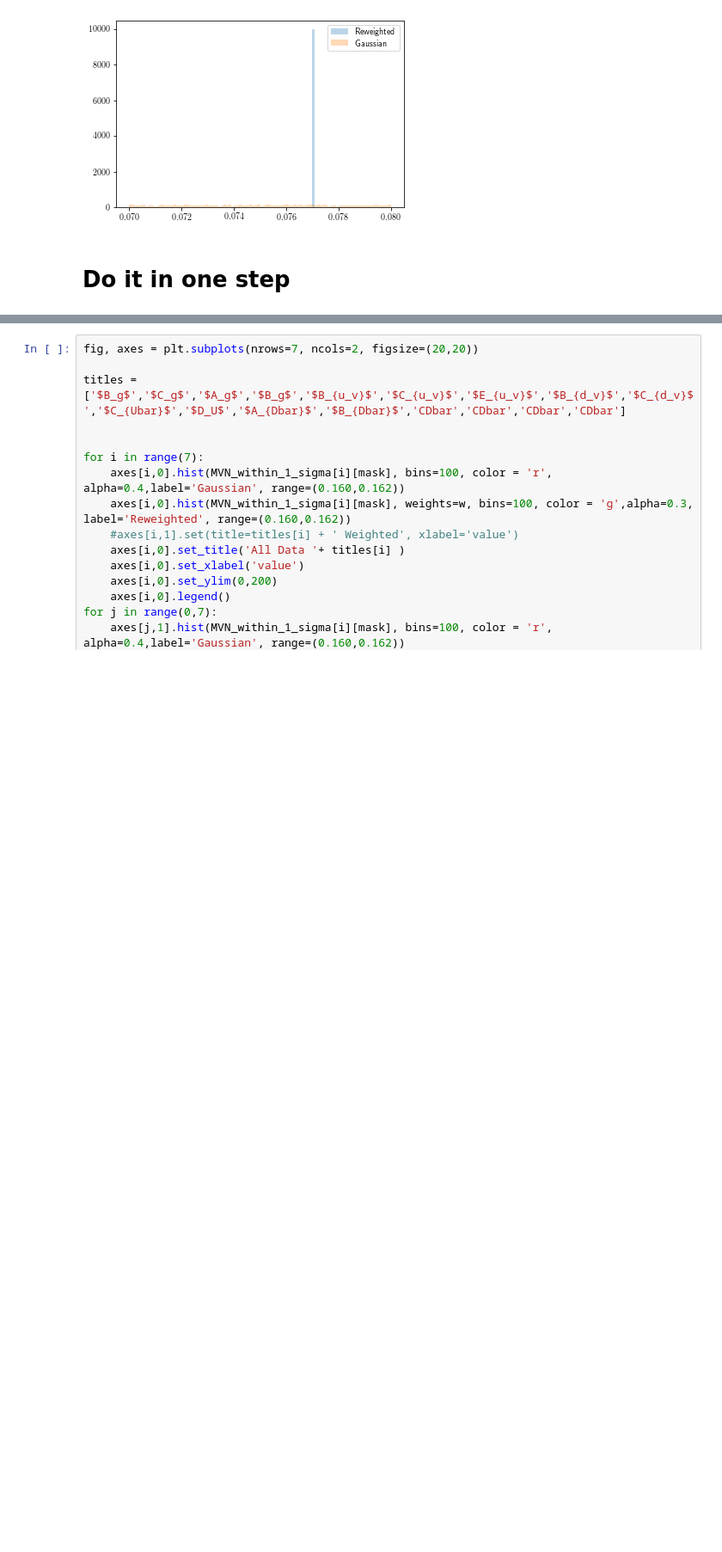
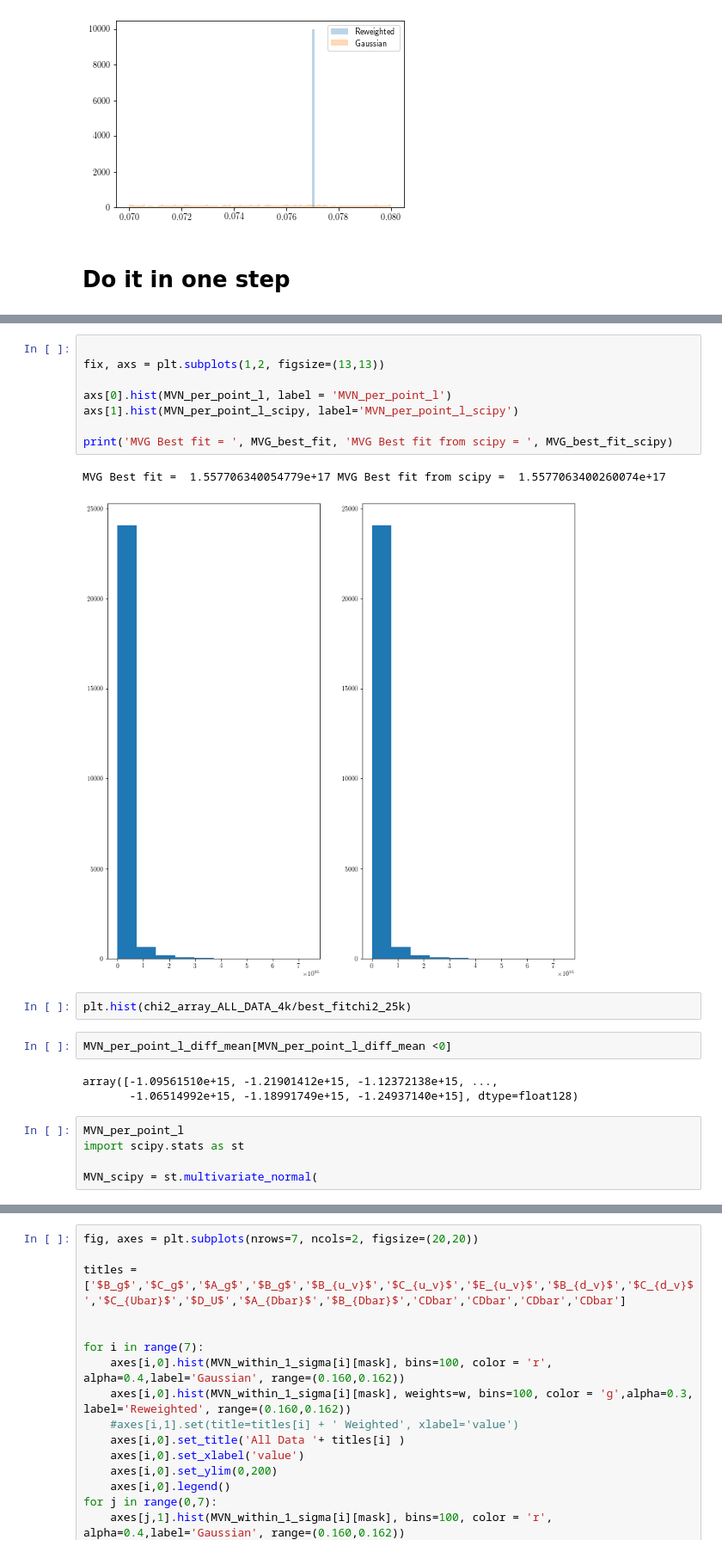
Before and after one commit to AliAlkadhim/PDF_Uncertainty, a Jupyter notebook: master_version/local/ALL_DATA_25k/Reweighting_2.ipynb, the cells around one changed output, grey strips where cells are left out. Shown at 86% size. Saved outputs shown, nothing was run; the diff lists cells and outputs as text; blank space fills up the shorter version.

```diff
--- a/master_version/local/ALL_DATA_25k/Reweighting_2.ipynb
+++ b/master_version/local/ALL_DATA_25k/Reweighting_2.ipynb
@@ -317,0 +418,23 @@ array([-1.09561510e+15, -1.21901412e+15, -1.12372138e+15, ...,
+# %%
+
+fix, axs = plt.subplots(1,2, figsize=(13,13))
+
+axs[0].hist(MVN_per_point_l, label = 'MVN_per_point_l')
+axs[1].hist(MVN_per_point_l_scipy, label='MVN_per_point_l_scipy')
+
+print('MVG Best fit = ', MVG_best_fit, 'MVG Best fit from scipy = ', MVG_best_fit_scipy)
+# %% [output]
+MVG Best fit =  1.557706340054779e+17 MVG Best fit from scipy =  1.5577063400260074e+17
+[figure, added]
+# %%
+plt.hist(chi2_array_ALL_DATA_4k/best_fitchi2_25k)
+# %%
+MVN_per_point_l_diff_mean[MVN_per_point_l_diff_mean <0]
+# %% [output]
+array([-1.09561510e+15, -1.21901412e+15, -1.12372138e+15, ...,
+       -1.06514992e+15, -1.18991749e+15, -1.24937140e+15], dtype=float128)
+# %%
+MVN_per_point_l
+import scipy.stats as st
+
+MVN_scipy = st.multivariate_normal(
```
Also changed, not shown: parts of 22 cells of this notebook, 4 other files.
